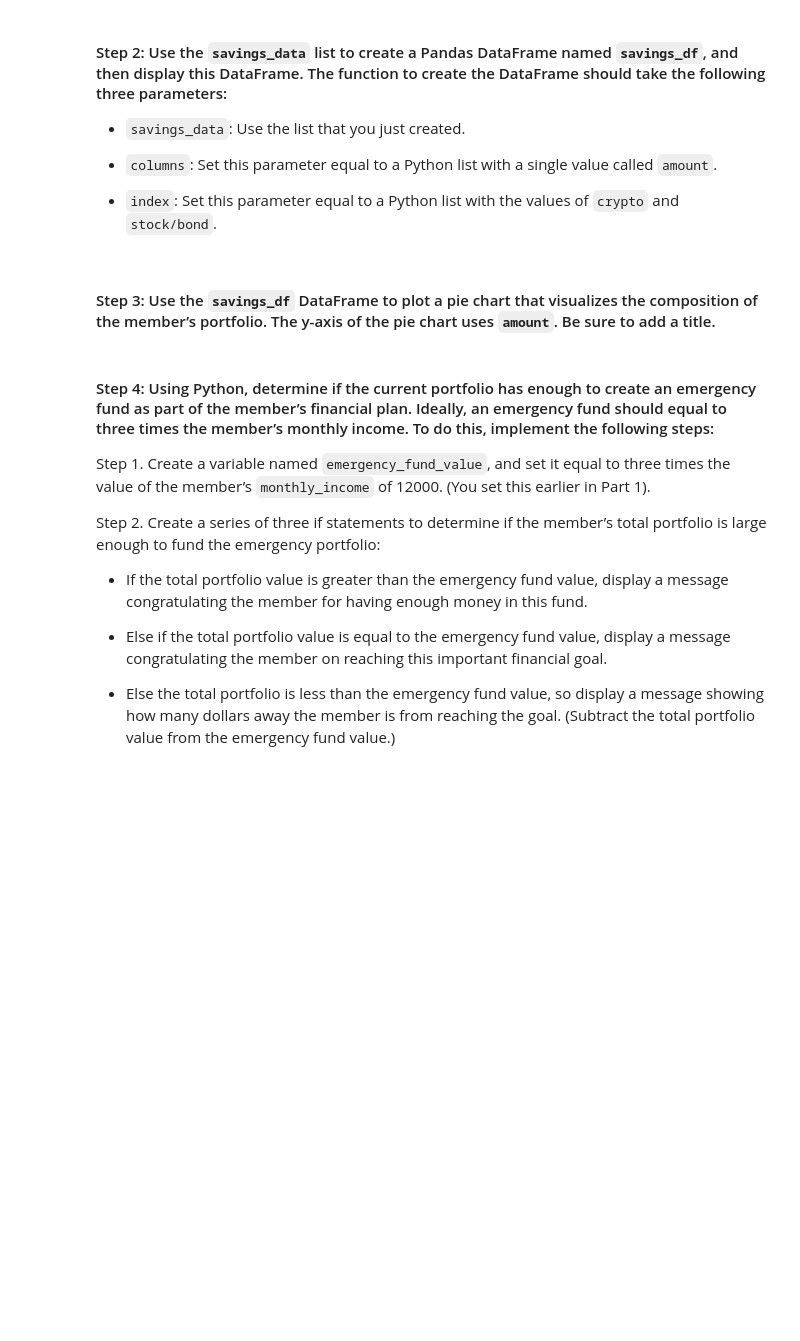
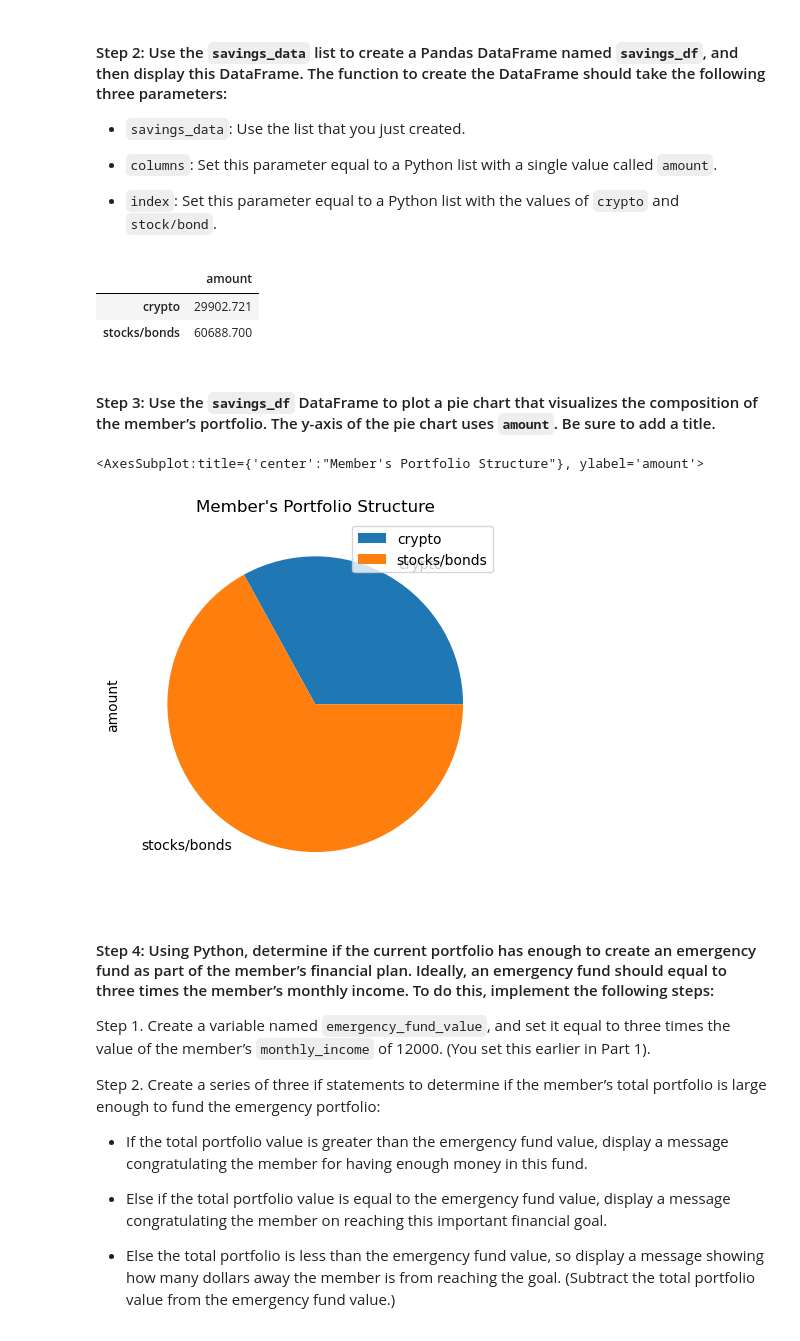
Before and after one commit to BenSmook/Financial-Planning-with-Apis-and-Simulations, a Jupyter notebook: Starter_Code/financial_planning_tools.ipynb, the cells around one changed output. Drawn from its saved outputs; the diff is of its cells as text; code cells hidden in the pictures; blank space fills up the shorter version.

```diff
--- a/Starter_Code/financial_planning_tools.ipynb
+++ b/Starter_Code/financial_planning_tools.ipynb
@@ -210,6 +267,6 @@ agg_value = # YOUR CODE HERE
 # %%
 # Calculate the current value of the stock portion of the portfolio
-spy_value = # YOUR CODE HERE
+spy_value = spy_shares * spy_close_price
 
 # Print the current value of the stock portfolio
-# YOUR CODE HERE
+spy_value
@@ -216,6 +275,6 @@ spy_value = # YOUR CODE HERE
 # %%
 # Calculate the total value of the stock and bond portion of the portfolio
-total_stocks_bonds = # YOUR CODE HERE
+total_stocks_bonds = agg_value + spy_value
 
 # Print the current balance of the stock and bond portion of the portfolio
-# YOUR CODE HERE
+total_stocks_bonds
@@ -258,7 +320,8 @@ In this section, you’ll use the valuations for the cryptocurrency wallet and f
 #### Step 1: Create a Python list named `savings_data` that has two elements. The first element contains the total value of the cryptocurrency wallet. The second element contains the total value of the stock and bond portions of the portfolio.
 # %%
 # Consolidate financial assets data into a Python list
-# YOUR CODE HERE
+savings_data = [total_crypto_wallet, total_stocks_bonds]
+
 
 # Review the Python list savings_data
-# YOUR CODE HERE
+savings_data
@@ -272,15 +337,22 @@ In this section, you’ll use the valuations for the cryptocurrency wallet and f
 - `index`: Set this parameter equal to a Python list with the values of `crypto` and `stock/bond`.
 # %%
 # Create a Pandas DataFrame called savings_df
-# YOUR CODE HERE
+savings_df = pd.DataFrame(savings_data, columns=["amount"], index=['crypto','stocks/bonds'])
 
 # Display the savings_df DataFrame
-# YOUR CODE HERE
+savings_df
+# %% [output]
+|  | amount |
+| crypto | 29902.721 |
+| stocks/bonds | 60688.700 |
 # %% [markdown]
 #### Step 3: Use the `savings_df` DataFrame to plot a pie chart that visualizes the composition of the member’s portfolio. The y-axis of the pie chart uses `amount`. Be sure to add a title.
 # %%
 # Plot the total value of the member's portfolio (crypto and stock/bond) in a pie chart
-# YOUR CODE HERE
+savings_df.plot.pie(y='amount', title="Member's Portfolio Structure")
+# %% [output]
+<AxesSubplot:title={'center':"Member's Portfolio Structure"}, ylabel='amount'>
+[figure, added]
 # %% [markdown]
 #### Step 4: Using Python, determine if the current portfolio has enough to create an emergency fund as part of the member’s financial plan. Ideally, an emergency fund should equal to three times the member’s monthly income. To do this, implement the following steps:
 
```
Also changed, not shown: parts of 40 cells of this notebook, 1 other file.
